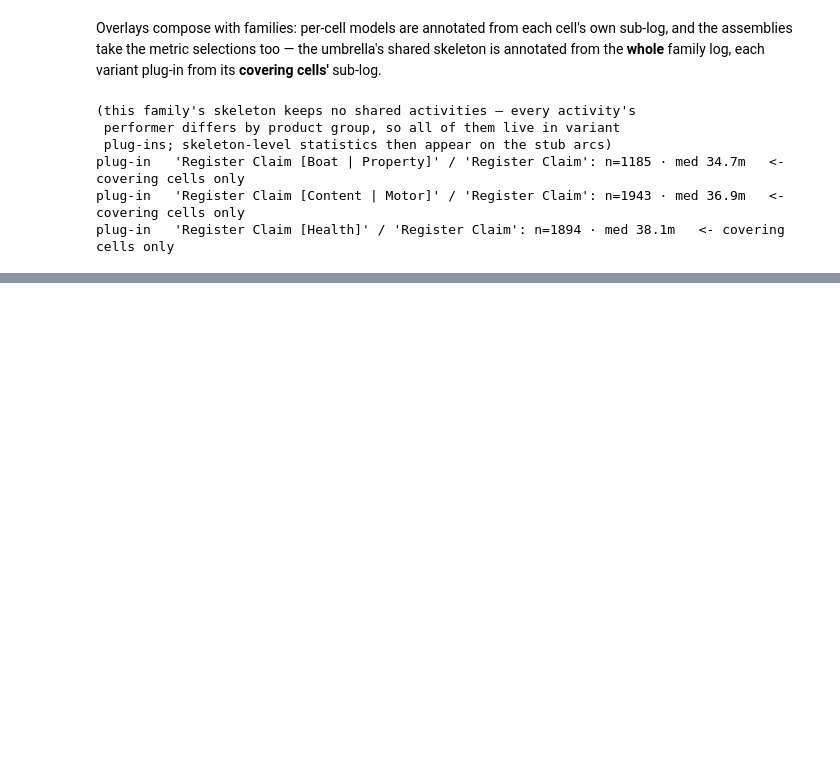
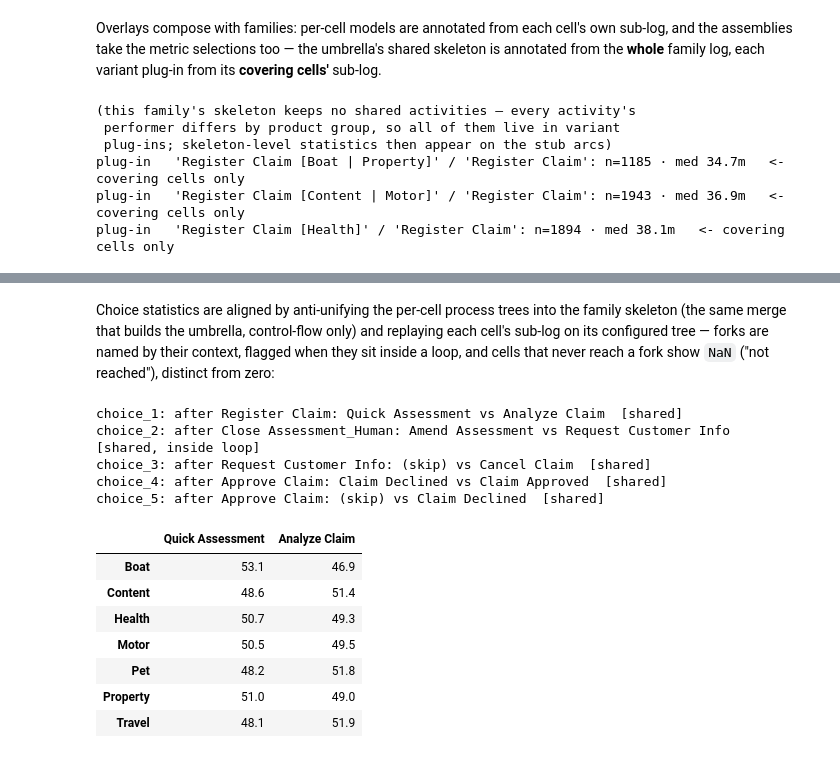
Before and after one commit to ProcessMining-uOttawa/pm4py-ucm, a Jupyter notebook: demo/model_families_tutorial.ipynb, the cells around one changed output, grey strips where cells are left out. Saved outputs shown, nothing was run; the diff lists cells and outputs as text; code cells hidden in the pictures; blank space fills up the shorter version.

```diff
--- a/demo/model_families_tutorial.ipynb
+++ b/demo/model_families_tutorial.ipynb
@@ -512,0 +577,28 @@ plug-in   'Register Claim [Health]' / 'Register Claim': n=1894 · med 38.1m   <-
+# %% [markdown]
+Choice statistics are aligned by anti-unifying the per-cell
+process trees into the family skeleton (the same merge that
+builds the umbrella, control-flow only) and replaying each
+cell's sub-log on its configured tree — forks are named by
+their context, flagged when they sit inside a loop, and cells
+that never reach a fork show `NaN` ("not reached"), distinct
+from zero:
+# %%
+for ch in fam_stats.choices:
+    kind = "shared" if ch.shared else "variation-point"
+    print(f"{ch.choice_id}: {ch.full_name}  [{kind}"
+          + (", inside loop]" if ch.inside_loop else "]"))
+fam_stats.choice_share_frame(fam_stats.choices[0]).round(1)
+# %% [output]
+choice_1: after Register Claim: Quick Assessment vs Analyze Claim  [shared]
+choice_2: after Close Assessment_Human: Amend Assessment vs Request Customer Info  [shared, inside loop]
+choice_3: after Request Customer Info: (skip) vs Cancel Claim  [shared]
+choice_4: after Approve Claim: Claim Declined vs Claim Approved  [shared]
+choice_5: after Approve Claim: (skip) vs Claim Declined  [shared]
+|  | Quick Assessment | Analyze Claim |
+| Boat | 53.1 | 46.9 |
+| Content | 48.6 | 51.4 |
+| Health | 50.7 | 49.3 |
+| Motor | 50.5 | 49.5 |
+| Pet | 48.2 | 51.8 |
+| Property | 51.0 | 49.0 |
+| Travel | 48.1 | 51.9 |
```
Also changed, not shown: parts of 11 cells of this notebook, 4 other files.
